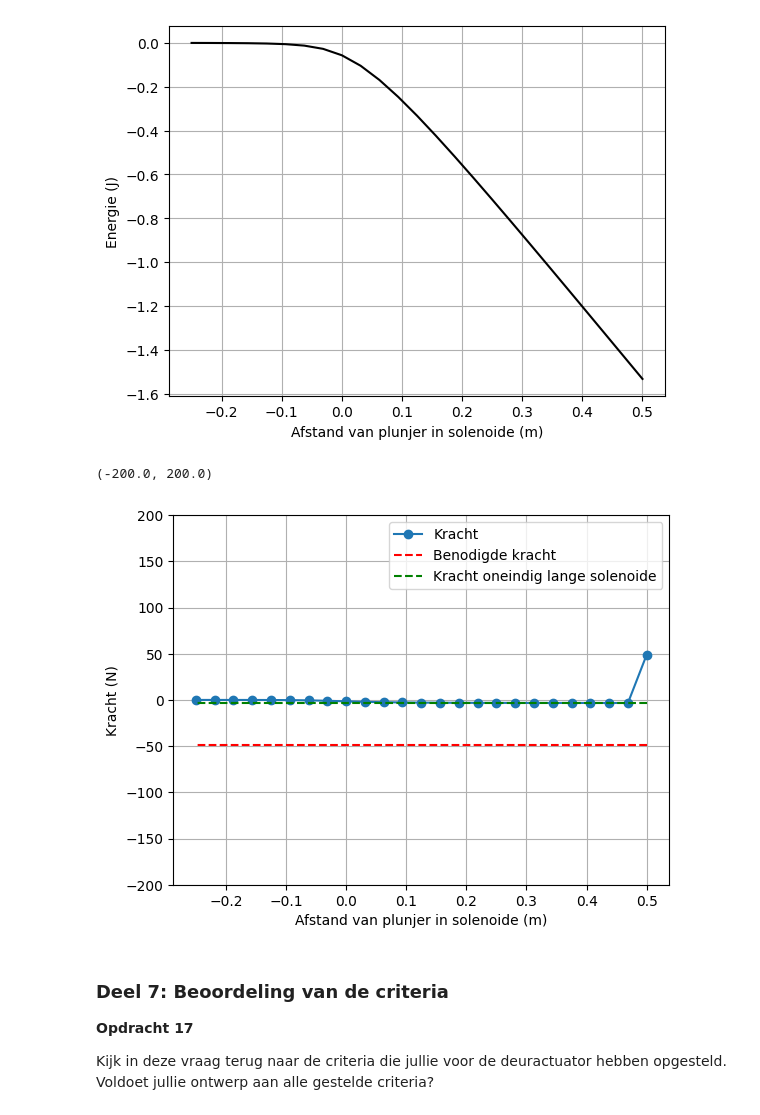
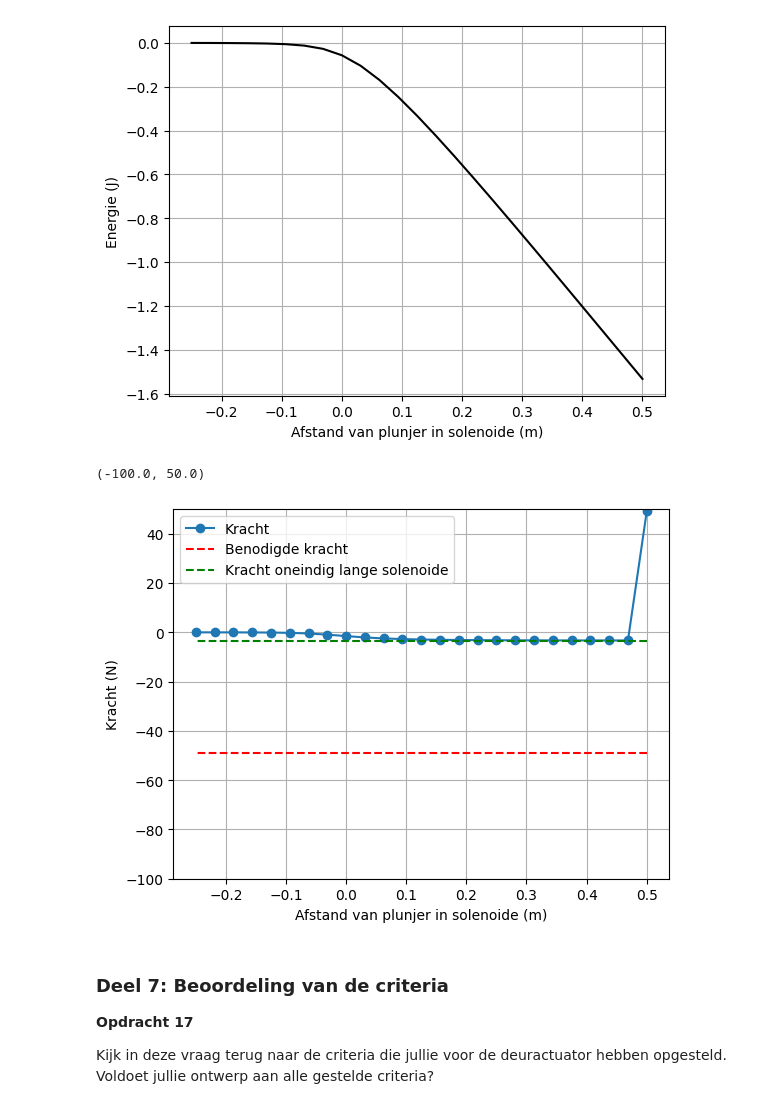
Before and after one commit to sjiemen/DEF_opdrachten_fork, a Jupyter notebook: DigitaleOntwerpopdrachten/2KrachtactuatorOpdracht/KrachtactuatorOpdracht.ipynb, the cells around one changed output. Cells and saved outputs as stored; diff of their text form; code cells hidden in the pictures.

```diff
--- a/DigitaleOntwerpopdrachten/2KrachtactuatorOpdracht/KrachtactuatorOpdracht.ipynb
+++ b/DigitaleOntwerpopdrachten/2KrachtactuatorOpdracht/KrachtactuatorOpdracht.ipynb
@@ -526,16 +526,15 @@ plt.xlabel('Afstand van plunjer in solenoide (m)'), plt.ylabel('Energie (J)'), p
 # %%
 force_analytical = -mu_0*mu_r * np.pi * r_sol**2 * N**2 * I**2 / 2 /L_sol**2 # Kracht uitrekenen numeriek
 force_numerical = np.diff(Wz, n=1, append=[0])/(z_ax[1] - z_ax[0]) # Kracht uitrekenen
-
 # Plotting the results
 plt.plot(L_sol/2 - z_ax, np.flipud(force_numerical), '-o', label='Kracht')
 plt.plot(L_sol/2 - z_ax, (-5*9.8)*np.ones(n_ax), '--r', label='Benodigde kracht')
 plt.plot(L_sol/2 - z_ax, force_analytical*np.ones(n_ax), '--g', label='Kracht oneindig lange solenoide')
 plt.xlabel('Afstand van plunjer in solenoide (m)'), plt.ylabel('Kracht (N)'), plt.grid(), plt.legend()
-plt.ylim([-200, 200])
+plt.ylim([-100, 50])
 # %% [output]
-(-200.0, 200.0)
+(-100.0, 50.0)
-[figure, old version]
+[figure, new version]
 # %% [markdown]
 ### Deel 7: Beoordeling van de criteria
 **Opdracht 17**
```
Also changed, not shown: parts of 2 cells of this notebook.
